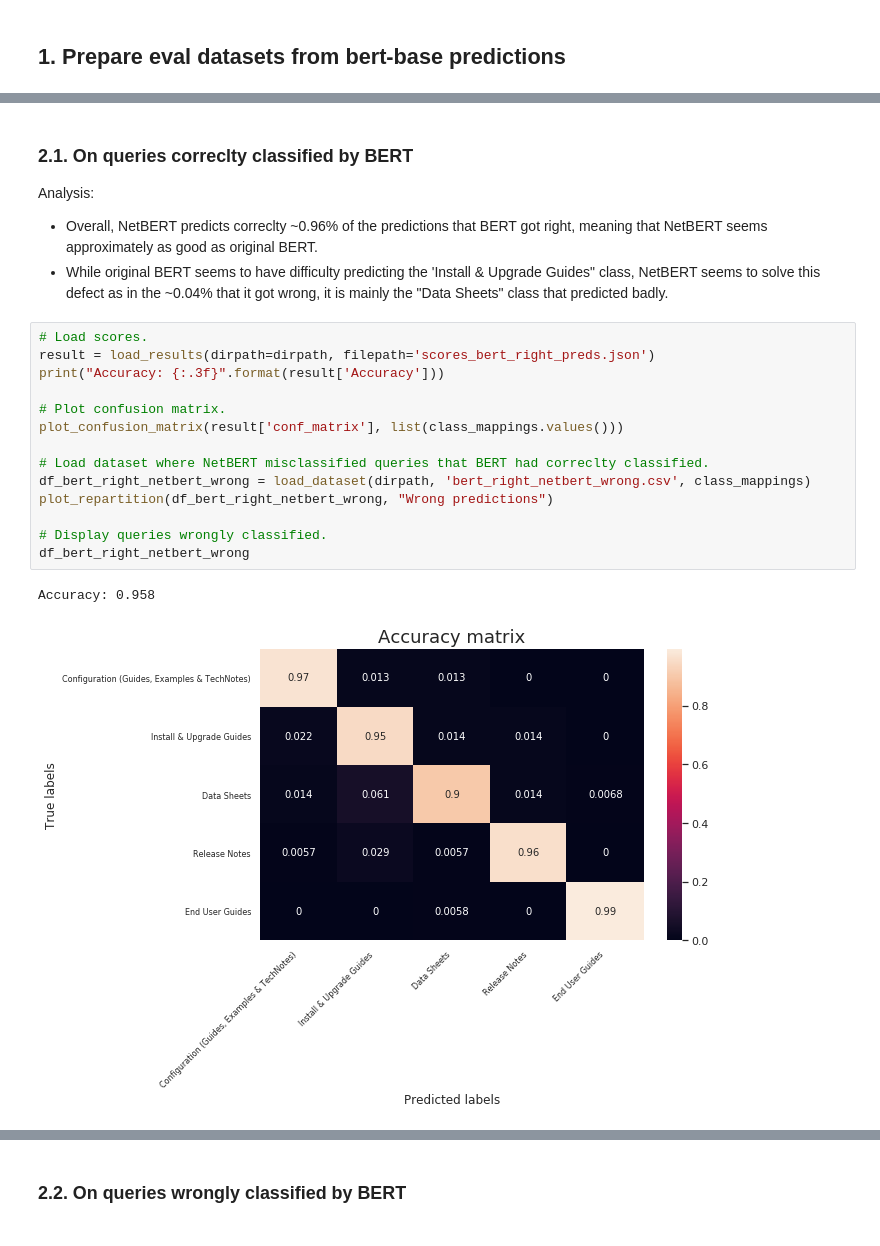
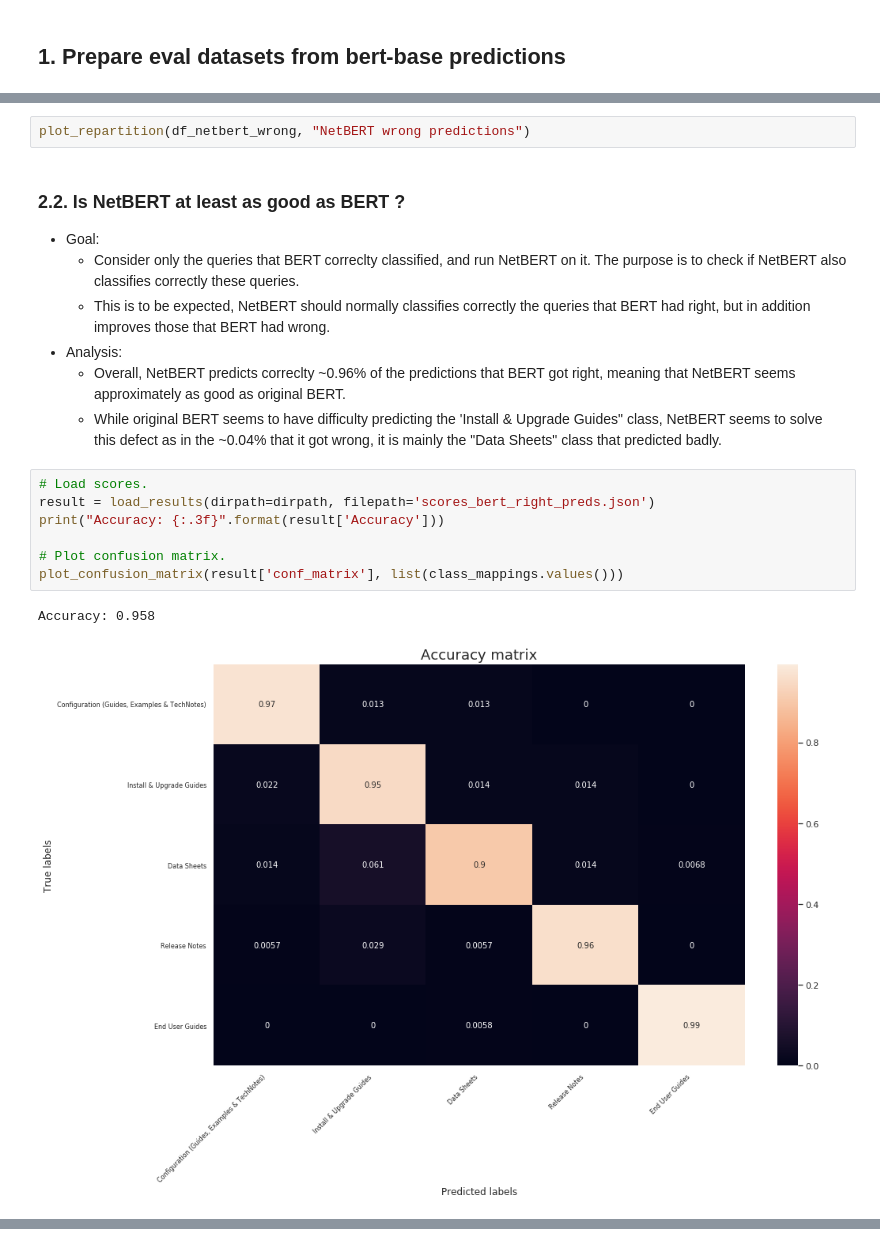
Before and after one commit to ant-louis/netbert, a Jupyter notebook: Code/Extrinsic_evaluation/Classification/BERT_vs_NetBERT_predictions.ipynb, the cells around one changed output, grey strips where cells are left out. Drawn from its saved outputs; the diff is of its cells as text.

Commit message:
Almost finished BERT vs NetBERT preds analysis

```diff
--- a/Code/Extrinsic_evaluation/Classification/BERT_vs_NetBERT_predictions.ipynb
+++ b/Code/Extrinsic_evaluation/Classification/BERT_vs_NetBERT_predictions.ipynb
@@ -141,23 +148,21 @@ with open(os.path.join(dirpath, 'map_classes.json')) as f:
+# %%
+plot_repartition(df_netbert_wrong, "NetBERT wrong predictions")
 # %% [markdown]
-### 2.1. On queries correclty classified by BERT
+### 2.2. Is NetBERT at least as good as BERT ?
 
-Analysis:
-* Overall, NetBERT predicts correclty ~0.96% of the predictions that BERT got right, meaning that NetBERT seems approximately as good as original BERT.
-* While original BERT seems to have difficulty predicting the 'Install & Upgrade Guides" class, NetBERT seems to solve this defect as in the ~0.04% that it got wrong, it is mainly the "Data Sheets" class that predicted badly.
+- Goal:
+    * Consider only the queries that BERT correclty classified, and run NetBERT on it. The purpose is to check if NetBERT also classifies correctly these queries.
+    * This is to be expected, NetBERT should normally classifies correctly the queries that BERT had right, but in addition improves those that BERT had wrong.
+- Analysis:
+    * Overall, NetBERT predicts correclty ~0.96% of the predictions that BERT got right, meaning that NetBERT seems approximately as good as original BERT.
+    * While original BERT seems to have difficulty predicting the 'Install & Upgrade Guides" class, NetBERT seems to solve this defect as in the ~0.04% that it got wrong, it is mainly the "Data Sheets" class that predicted badly.
 # %%
 # Load scores.
 result = load_results(dirpath=dirpath, filepath='scores_bert_right_preds.json')
 print("Accuracy: {:.3f}".format(result['Accuracy']))
 
 # Plot confusion matrix.
 plot_confusion_matrix(result['conf_matrix'], list(class_mappings.values()))
-
-# Load dataset where NetBERT misclassified queries that BERT had correclty classified.
-df_bert_right_netbert_wrong = load_dataset(dirpath, 'bert_right_netbert_wrong.csv', class_mappings)
-plot_repartition(df_bert_right_netbert_wrong, "Wrong predictions")
-
-# Display queries wrongly classified.
-df_bert_right_netbert_wrong
 # %% [output]
 Accuracy: 0.958
-[figure, old version]
+[figure, new version]
@@ -182,2 +168,0 @@ Accuracy: 0.958
-# %% [markdown]
-### 2.2. On queries wrongly classified by BERT
```
Also changed, not shown: parts of 14 cells of this notebook.
